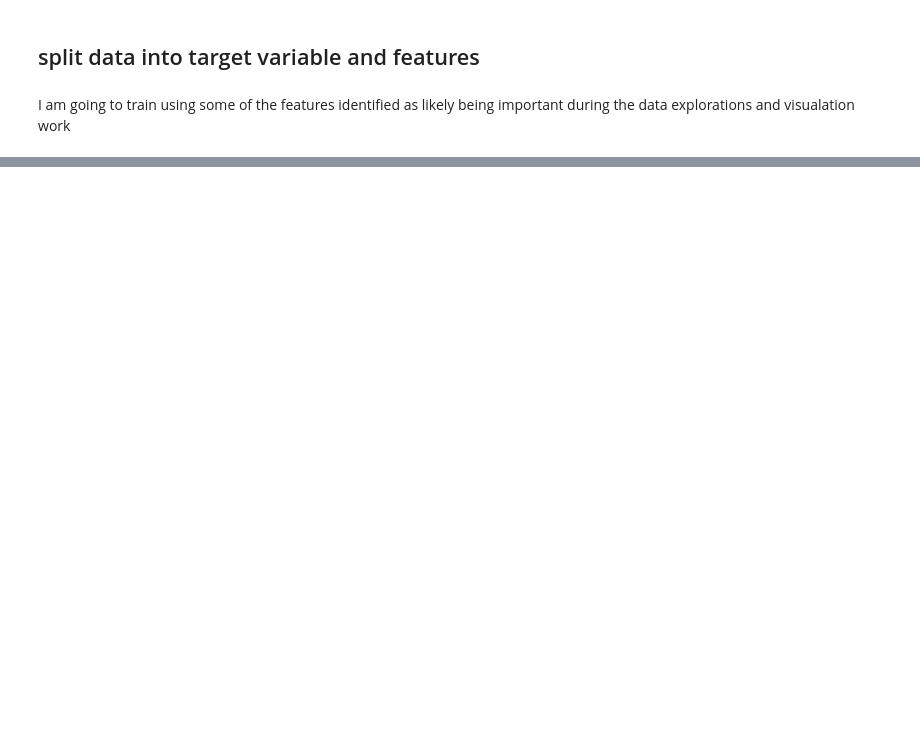
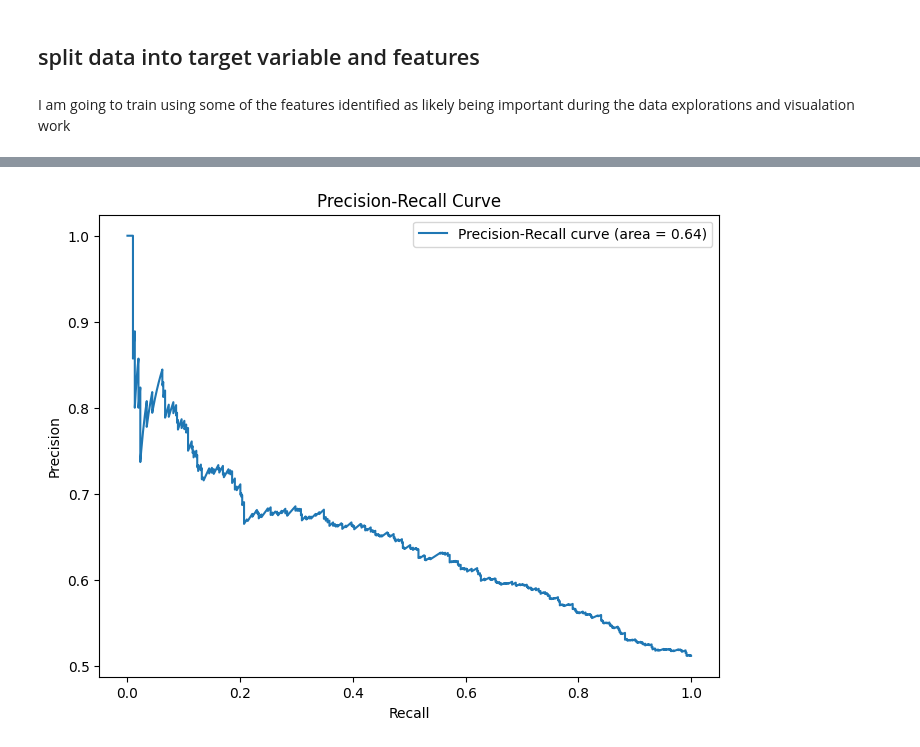
Before and after one commit to ackaplan/capstone, a Jupyter notebook: PredictIT_Modeling_Winners.ipynb, the cells around one changed output, grey strips where cells are left out. Drawn from its saved outputs; the diff is of its cells as text; code cells hidden in the pictures; blank space fills up the shorter version.

```diff
--- a/PredictIT_Modeling_Winners.ipynb
+++ b/PredictIT_Modeling_Winners.ipynb
@@ -393,0 +754,22 @@ plt.show()
+# %%
+
+
+# Get the probability scores of  positive class
+y_scores = best_gbc.predict_proba(X_validation_encoded)[:, 1]
+
+# Calculate precision & recall
+precision, recall, thresholds = precision_recall_curve(y_validation, y_scores)
+
+# Calculate the area under the curve
+auc_precision_recall = auc(recall, precision)
+
+# Plot
+plt.figure(figsize=(8, 6))
+plt.plot(recall, precision, label=f'Precision-Recall curve (area = {auc_precision_recall:.2f})')
+plt.xlabel('Recall')
+plt.ylabel('Precision')
+plt.title('Precision-Recall Curve')
+plt.legend(loc="best")
+plt.show()
+# %% [output]
+[figure, added]
```
Also changed, not shown: parts of 78 cells of this notebook.
